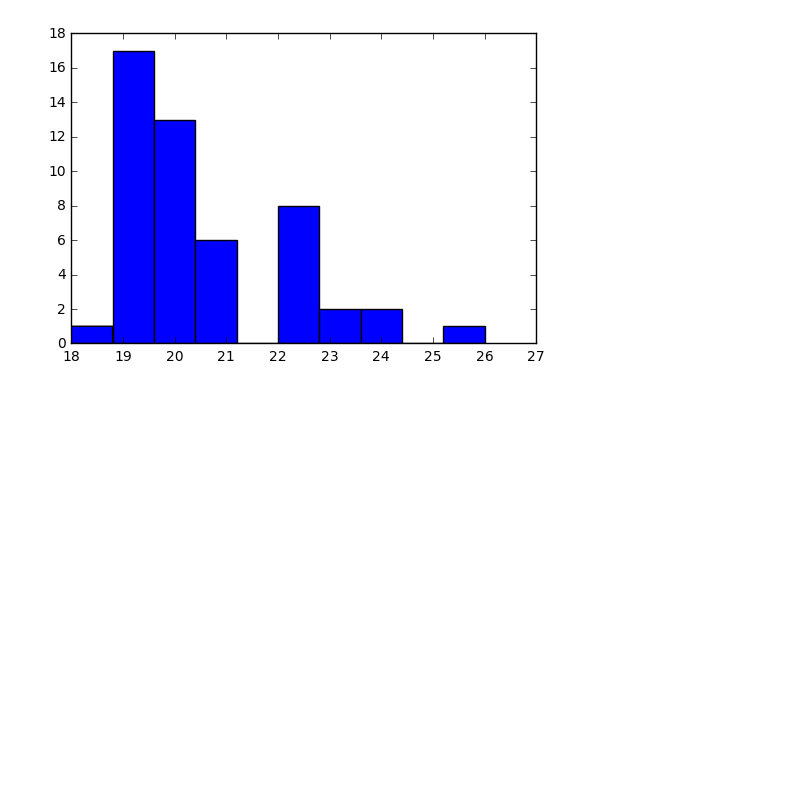
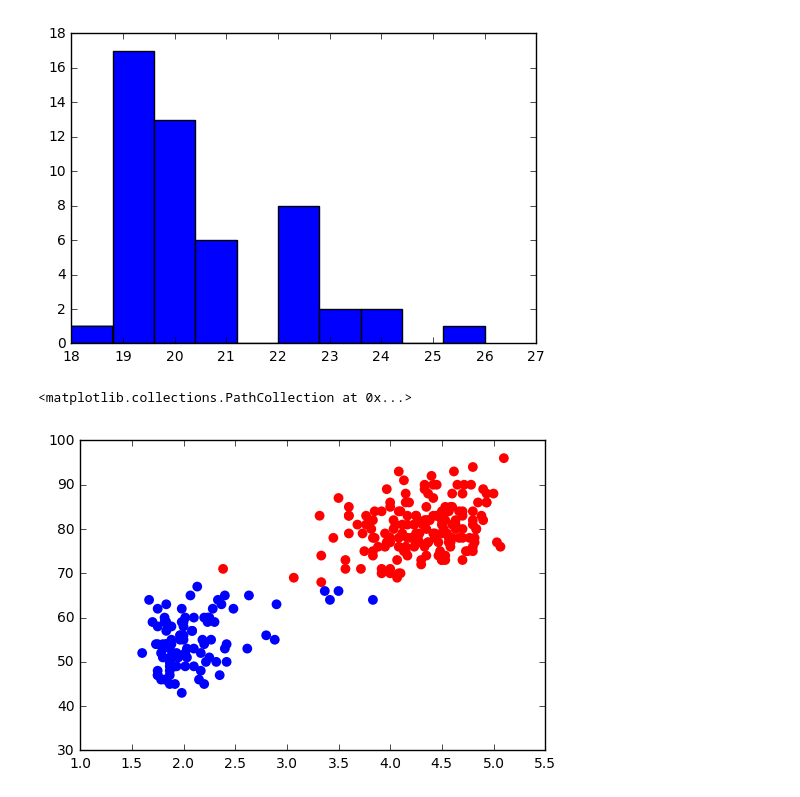
Before and after one commit to bluenight1994/Applied-Machine-Learning, a Jupyter notebook: EM/Old_Faithful.ipynb, the cells around one changed output. Saved outputs shown, nothing was run; the diff lists cells and outputs as text; code cells hidden in the pictures; blank space fills up the shorter version.

```diff
--- a/EM/Old_Faithful.ipynb
+++ b/EM/Old_Faithful.ipynb
@@ -113,0 +168,15 @@ plt.hist(iterations)
+# %%
+centroids, res = kMeans(data, 2)
+# %%
+p1, p2 = [], []
+for q,t in zip(res,data):
+    if q[0,0] == 0: p1.append(t)
+    else: p2.append(t)
+p1 = np.array(p1)
+p2 = np.array(p2)
+plt.figure()
+plt.scatter(p1[:,0], p1[:,1], s=[50]*len(data), linewidth=0, c='r')
+plt.scatter(p2[:,0], p2[:,1], s=[50]*len(data), linewidth=0, c='b')
+# %% [output]
+<matplotlib.collections.PathCollection at 0x...>
+[figure, added]
```
Also changed, not shown: parts of 7 cells of this notebook.
